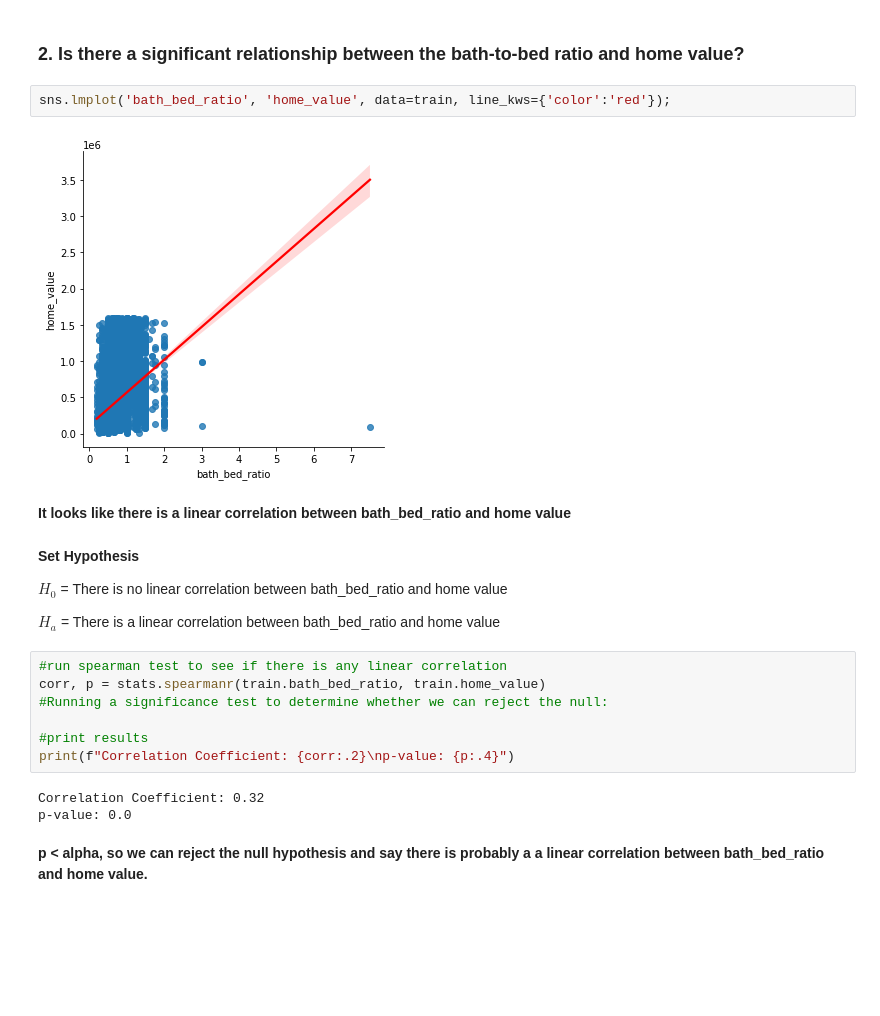
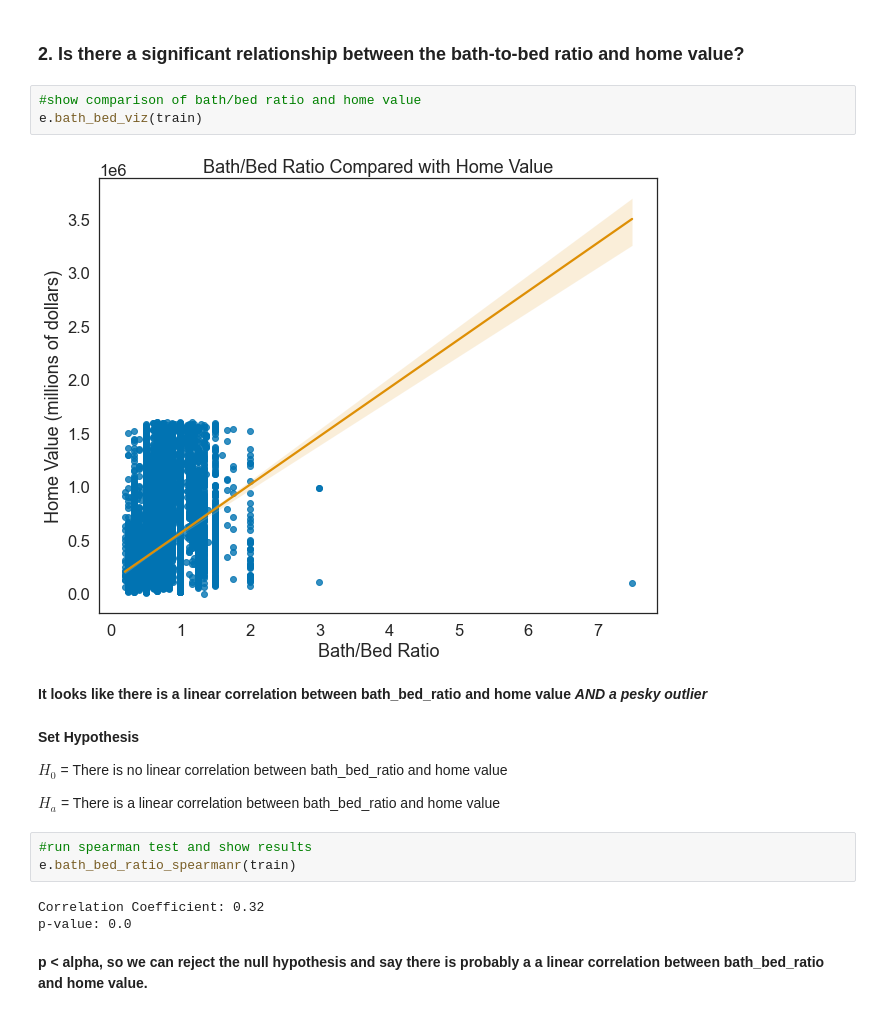
Before and after one commit to markydoug/zillow_project, a Jupyter notebook: report_draft1.ipynb, the cells around one changed output. Cells and saved outputs as stored; diff of their text form; blank space fills up the shorter version.

```diff
--- a/report_draft1.ipynb
+++ b/report_draft1.ipynb
@@ -125,28 +123,25 @@ p-value: 0.0
 **p < alpha, so we can reject the null hypothesis and say there is probably a a linear correlation between square feet and home value, but not a very strong one.**
 # %% [markdown]
 ### 2. Is there a significant relationship between the bath-to-bed ratio and home value?
-# %%
-sns.lmplot('bath_bed_ratio', 'home_value', data=train, line_kws={'color':'red'});
-# %% [output]
-[figure, removed]
+# %%
+#show comparison of bath/bed ratio and home value
+e.bath_bed_viz(train)
+# %% [output]
+[figure, added]
 # %% [markdown]
-**It looks like there is a linear correlation between bath_bed_ratio and home value**
+**It looks like there is a linear correlation between bath_bed_ratio and home value *AND a pesky outlier***
 # %% [markdown]
 **Set Hypothesis**
 
 $H_0$ = There is no linear correlation between bath_bed_ratio and home value
 
 $H_a$ = There is a linear correlation between bath_bed_ratio and home value
-# %%
-#run spearman test to see if there is any linear correlation
-corr, p = stats.spearmanr(train.bath_bed_ratio, train.home_value)
-#Running a significance test to determine whether we can reject the null:
-
-#print results
-print(f"Correlation Coefficient: {corr:.2}\np-value: {p:.4}")
-# %% [output]
-Correlation Coefficient: 0.32
-p-value: 0.0
+# %%
+#run spearman test and show results
+e.bath_bed_ratio_spearmanr(train)
+# %% [output]
+Correlation Coefficient: 0.32
+p-value: 0.0
 # %% [markdown]
 **p < alpha, so we can reject the null hypothesis and say there is probably a a linear correlation between bath_bed_ratio and home value.**
 # %% [markdown]
```
Also changed, not shown: parts of 19 cells of this notebook.
